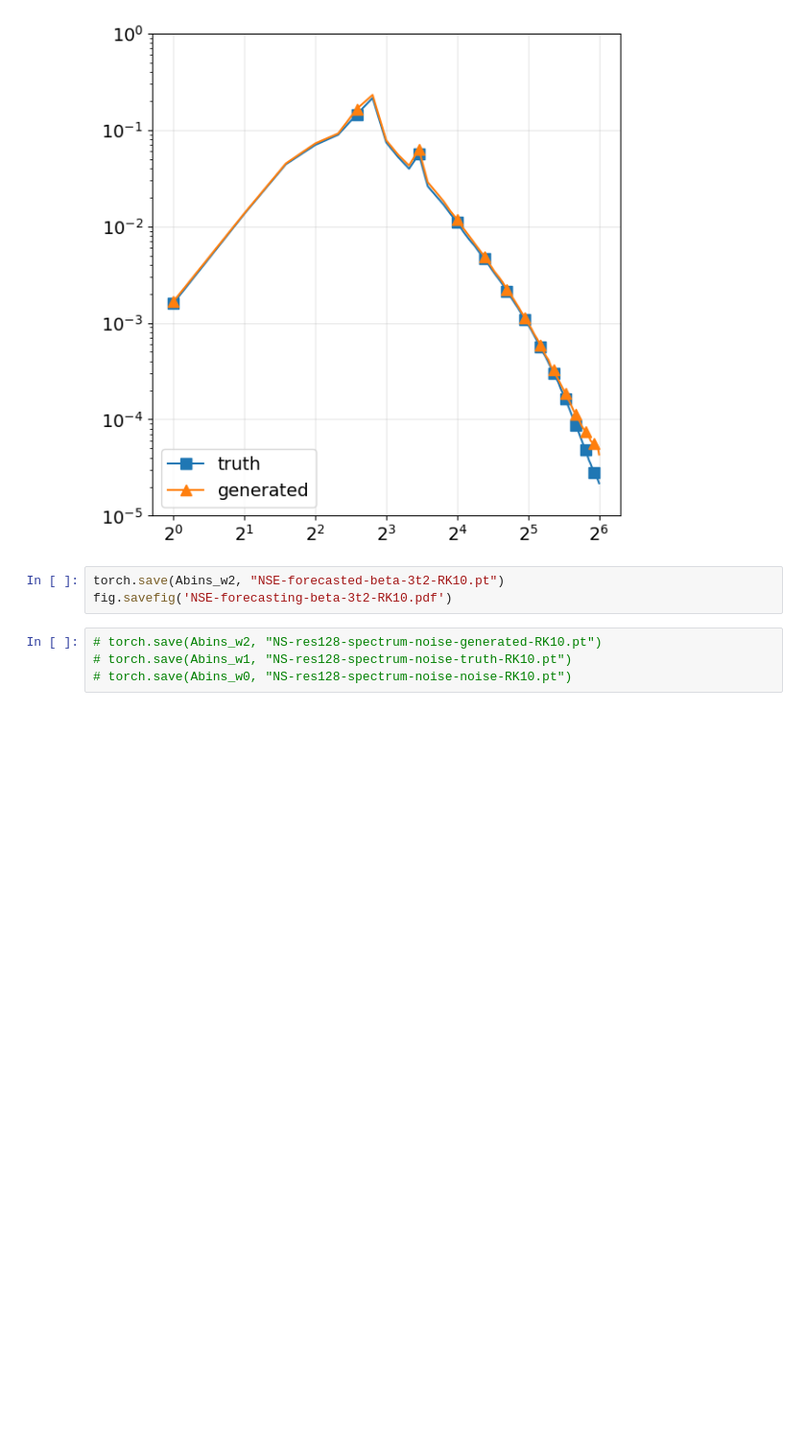
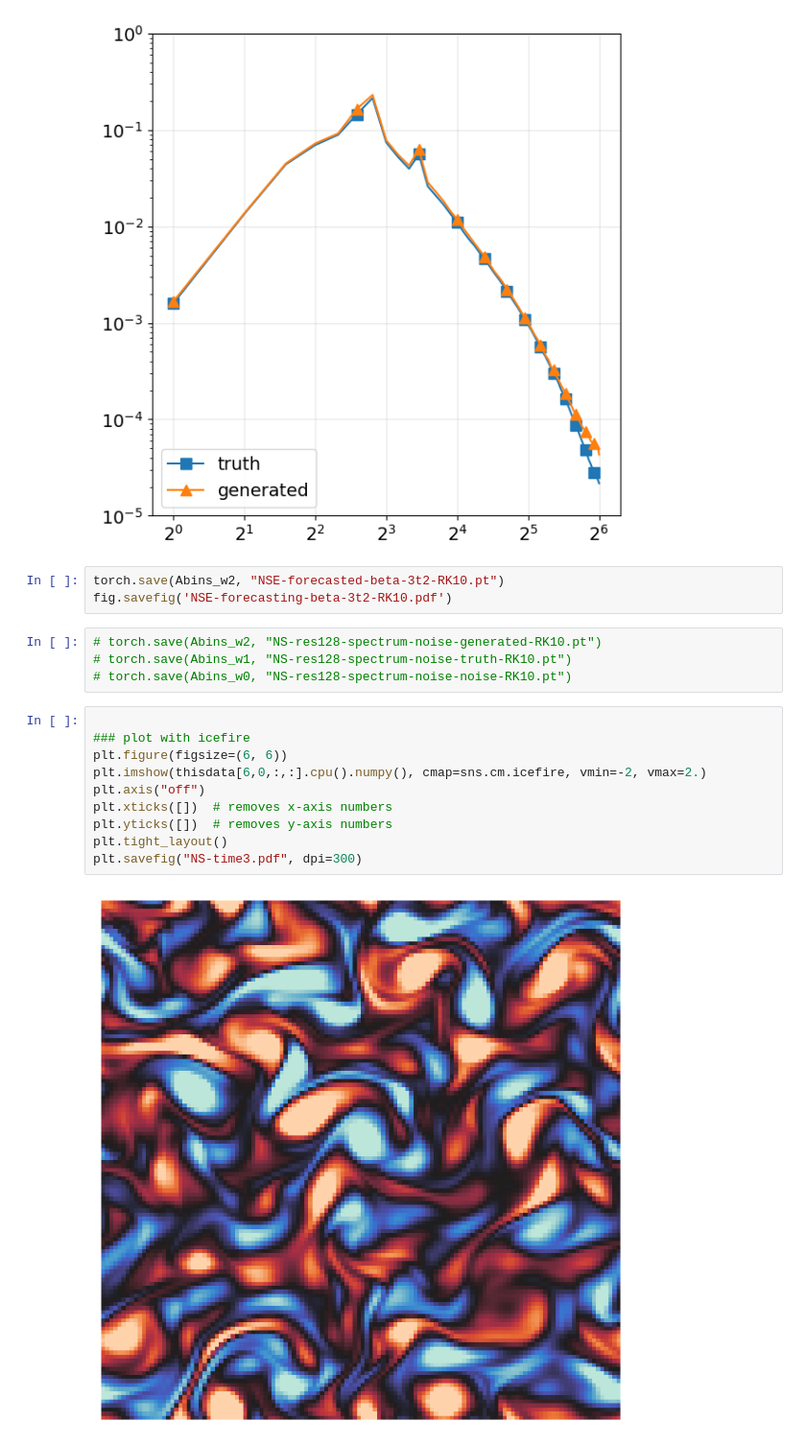
Before and after one commit to yifanc96/GenerativeDynamics-NumericalDesign, a Jupyter notebook: Navier-Stokes/forecasting/zero-pointsource/inference/inference-time-NSE-forecasting-general-beta.ipynb, the cells around one changed output. Shown: that part at 96% size. Drawn from its saved outputs; the diff is of its cells as text; blank space fills up the shorter version.

```diff
--- a/Navier-Stokes/forecasting/zero-pointsource/inference/inference-time-NSE-forecasting-general-beta.ipynb
+++ b/Navier-Stokes/forecasting/zero-pointsource/inference/inference-time-NSE-forecasting-general-beta.ipynb
@@ -1047,3 +1047,15 @@ fig.savefig('NSE-forecasting-beta-3t2-RK10.pdf')
 # torch.save(Abins_w2, "NS-res128-spectrum-noise-generated-RK10.pt")
 # torch.save(Abins_w1, "NS-res128-spectrum-noise-truth-RK10.pt")
 # torch.save(Abins_w0, "NS-res128-spectrum-noise-noise-RK10.pt")
+# %%
+
+### plot with icefire
+plt.figure(figsize=(6, 6))
+plt.imshow(thisdata[6,0,:,:].cpu().numpy(), cmap=sns.cm.icefire, vmin=-2, vmax=2.)
+plt.axis("off")
+plt.xticks([])  # removes x-axis numbers
+plt.yticks([])  # removes y-axis numbers
+plt.tight_layout()
+plt.savefig("NS-time3.pdf", dpi=300)
+# %% [output]
+[figure, added]
```
Also changed, not shown: 4 other files.
